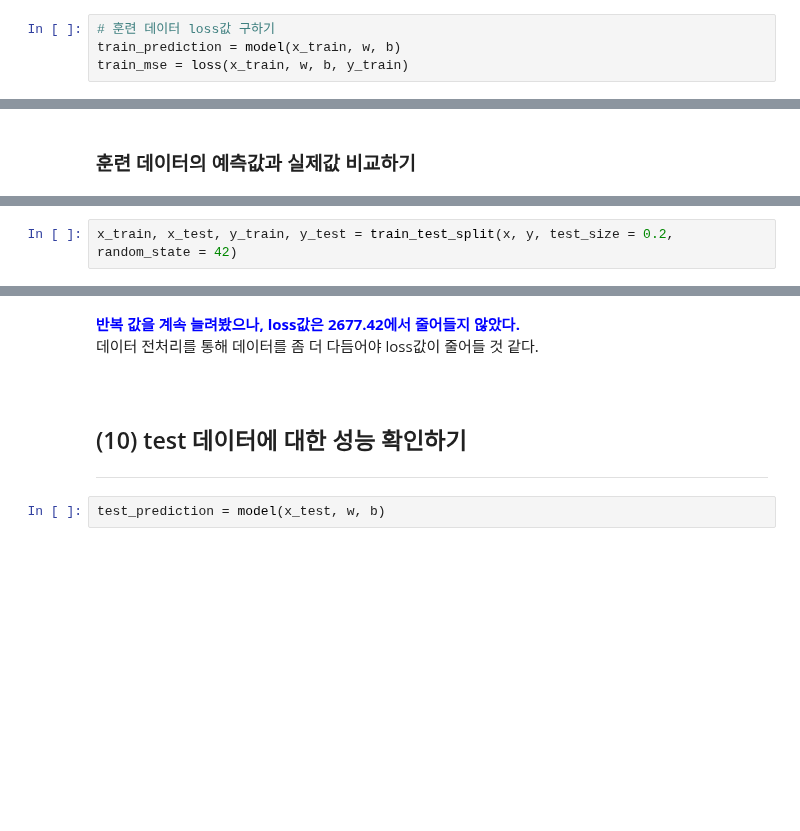
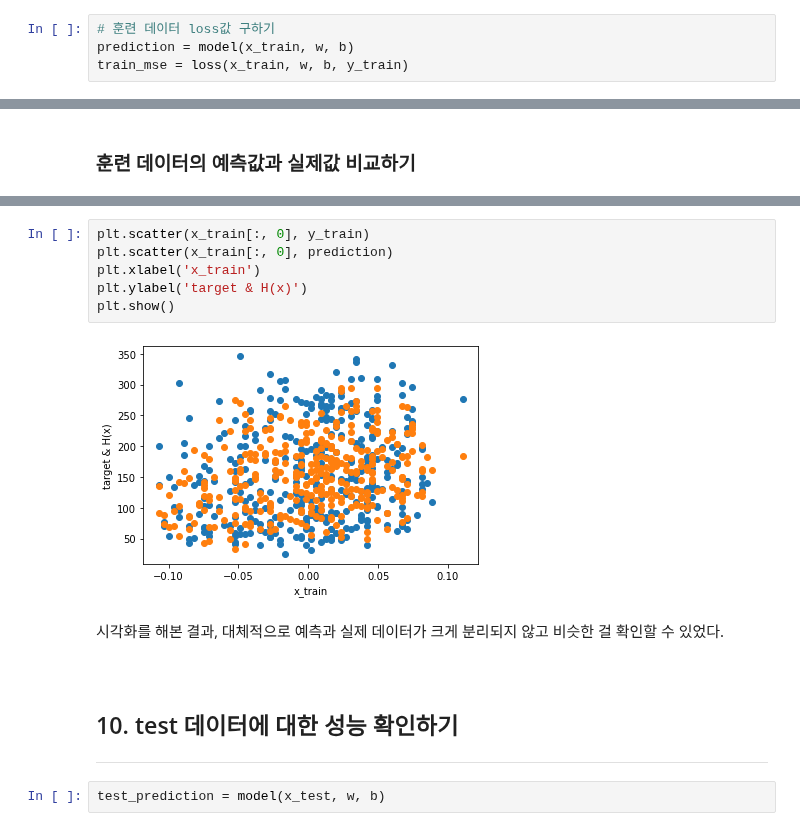
Before and after one commit to WangGamjaaaa/EXPLORATION, a Jupyter notebook: 02_EXPLORATION/2. 날씨 좋은 월요일 오후 세 시, 자전거 타는 사람은 몇 명?.ipynb, the cells around one changed output, grey strips where cells are left out. Cells and saved outputs as stored; diff of their text form; blank space fills up the shorter version.

```diff
--- a/02_EXPLORATION/2. 날씨 좋은 월요일 오후 세 시, 자전거 타는 사람은 몇 명?.ipynb
+++ b/02_EXPLORATION/2. 날씨 좋은 월요일 오후 세 시, 자전거 타는 사람은 몇 명?.ipynb
@@ -390,7 +386,7 @@ loss값이 반복을 할수록 조금씩 값이 떨어지는걸 확인할 수
 ### 정의된 손실함수와 기울기 함수로 모델을 학습하기
 # %%
 # 훈련 데이터 loss값 구하기
-train_prediction = model(x_train, w, b)
+prediction = model(x_train, w, b)
 train_mse = loss(x_train, w, b, y_train)
 # %%
 # 훈련 데이터의 loss값
@@ -756,2 +456,0 @@ y.shape
-# %%
-x_train, x_test, y_train, y_test = train_test_split(x, y, test_size = 0.2, random_state = 42)
@@ -872,11 +457,18 @@ Iteration 189000 : Loss 2677.42
-# %% [markdown]
-<b style="color: blue;">반복 값을 계속 늘려봤으나, loss값은 2677.42에서 줄어들지 않았다.</b><br/>
-데이터 전처리를 통해 데이터를 좀 더 다듬어야 loss값이 줄어들 것 같다.
-# %% [markdown]
-<div style = "height: 15px;"><div/>
-# %% [markdown]
-## (10) test 데이터에 대한 성능 확인하기
-<hr/>
+# %%
+plt.scatter(x_train[:, 0], y_train)
+plt.scatter(x_train[:, 0], prediction)
+plt.xlabel('x_train')
+plt.ylabel('target & H(x)')
+plt.show()
+# %% [output]
+[figure, added]
+# %% [markdown]
+<p style= "font-size:15px; line-height:24px;">시각화를 해본 결과, 대체적으로 예측과 실제 데이터가 크게 분리되지 않고 비슷한 걸 확인할 수 있었다.</p>
+# %% [markdown]
+<div style = "height: 15px;"></div>
+# %% [markdown]
+## 10. test 데이터에 대한 성능 확인하기
+<hr/>
 # %%
 test_prediction = model(x_test, w, b)
 # %%
```
Also changed, not shown: parts of 261 cells of this notebook.
